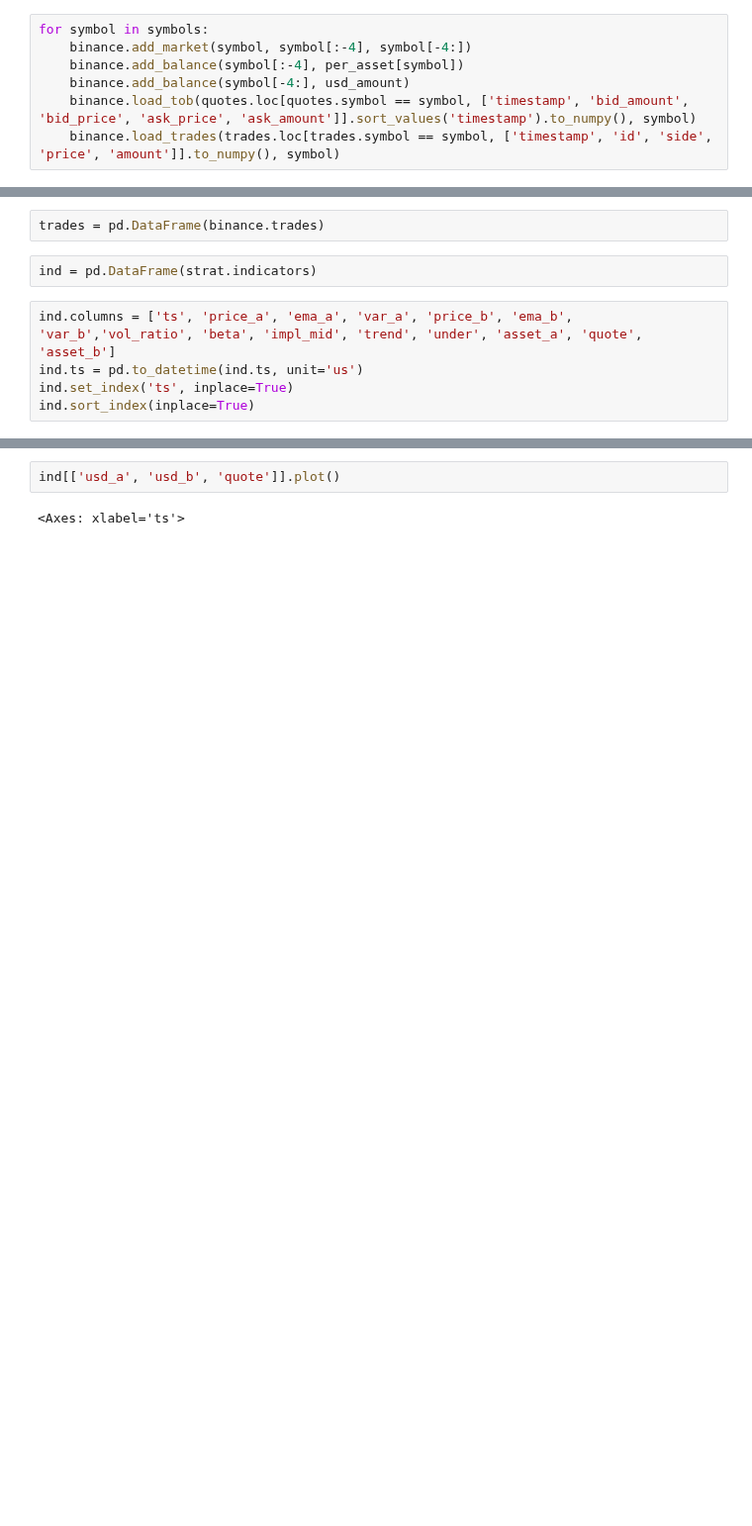
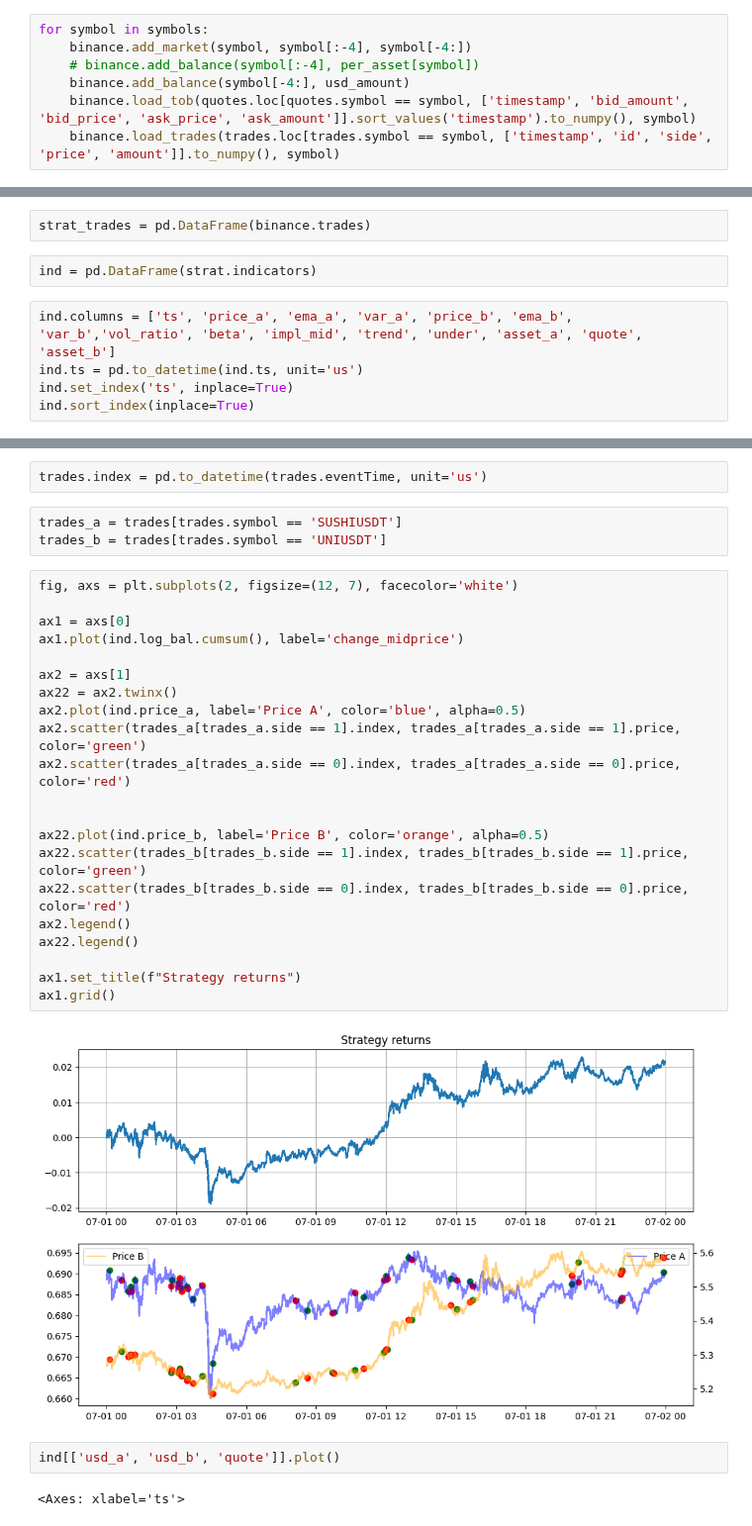
Before and after one commit to jaNGOB/pySimX, a Jupyter notebook: pySimX/examples/Multi-Asset TOB Example.ipynb, the cells around one changed output, grey strips where cells are left out. Shown at 99% size. Saved outputs shown, nothing was run; the diff lists cells and outputs as text; blank space fills up the shorter version.

```diff
--- a/pySimX/examples/Multi-Asset TOB Example.ipynb
+++ b/pySimX/examples/Multi-Asset TOB Example.ipynb
@@ -171,7 +171,7 @@ per_asset = usd_amount // prices
 # %%
 for symbol in symbols:
     binance.add_market(symbol, symbol[:-4], symbol[-4:])
-    binance.add_balance(symbol[:-4], per_asset[symbol])
+    # binance.add_balance(symbol[:-4], per_asset[symbol])
     binance.add_balance(symbol[-4:], usd_amount)
     binance.load_tob(quotes.loc[quotes.symbol == symbol, ['timestamp', 'bid_amount', 'bid_price', 'ask_price', 'ask_amount']].sort_values('timestamp').to_numpy(), symbol)
     binance.load_trades(trades.loc[trades.symbol == symbol, ['timestamp', 'id', 'side', 'price', 'amount']].to_numpy(), symbol)
@@ -286,5 +288,5 @@ strat.run_simulation()
 # %%
-trades = pd.DataFrame(binance.trades)
+strat_trades = pd.DataFrame(binance.trades)
 # %%
 ind = pd.DataFrame(strat.indicators)
 # %%
@@ -300,3 +304,31 @@ ind['log_bal'] = np.log(ind.combined / ind.combined.shift())
+# %%
+trades.index = pd.to_datetime(trades.eventTime, unit='us')
+# %%
+trades_a = trades[trades.symbol == 'SUSHIUSDT']
+trades_b = trades[trades.symbol == 'UNIUSDT']
+# %%
+fig, axs = plt.subplots(2, figsize=(12, 7), facecolor='white')
+
+ax1 = axs[0]
+ax1.plot(ind.log_bal.cumsum(), label='change_midprice')
+
+ax2 = axs[1]
+ax22 = ax2.twinx()
+ax2.plot(ind.price_a, label='Price A', color='blue', alpha=0.5)
+ax2.scatter(trades_a[trades_a.side == 1].index, trades_a[trades_a.side == 1].price, color='green')
+ax2.scatter(trades_a[trades_a.side == 0].index, trades_a[trades_a.side == 0].price, color='red')
+
+
+ax22.plot(ind.price_b, label='Price B', color='orange', alpha=0.5)
+ax22.scatter(trades_b[trades_b.side == 1].index, trades_b[trades_b.side == 1].price, color='green')
+ax22.scatter(trades_b[trades_b.side == 0].index, trades_b[trades_b.side == 0].price, color='red')
+ax2.legend()
+ax22.legend()
+
+ax1.set_title(f"Strategy returns")
+ax1.grid()
+# %% [output]
+[figure, added]
 # %%
 ind[['usd_a', 'usd_b', 'quote']].plot()
 # %% [output]
```
Also changed, not shown: parts of 11 cells of this notebook, 3 other files.
